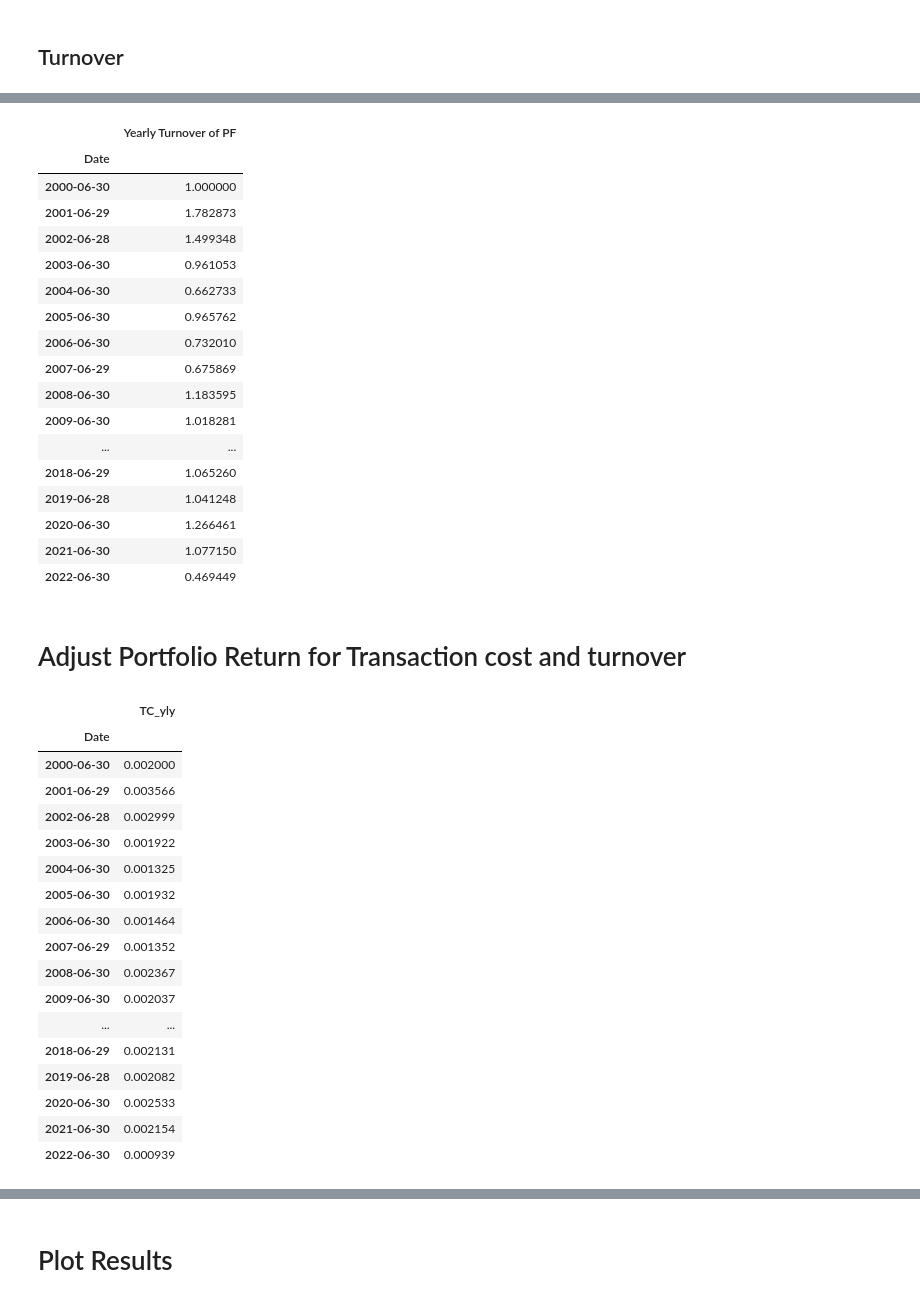
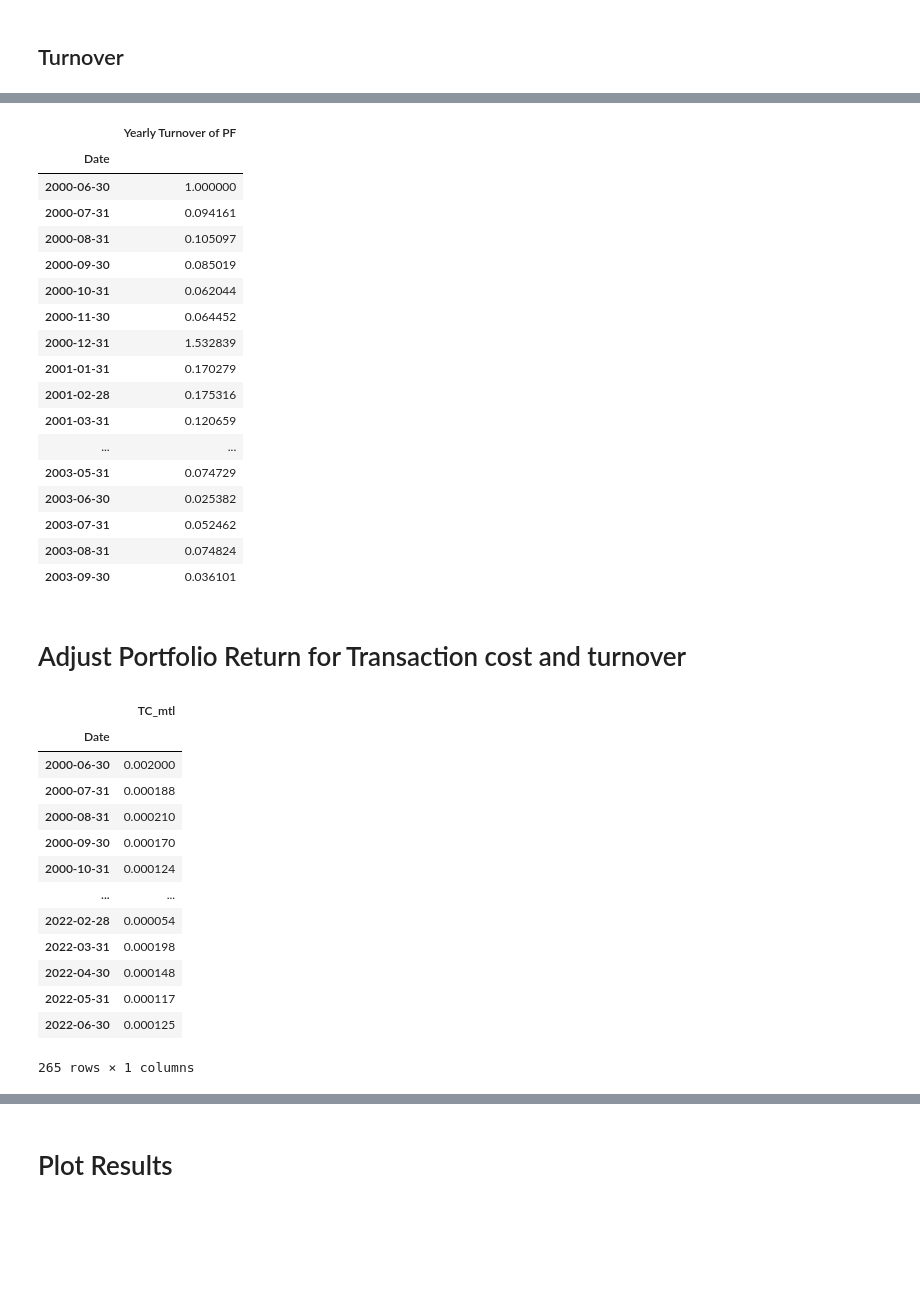
Before and after one commit to GuentherSteiner/Vitznau_2, a Jupyter notebook: 03_CarryTask/Value_monthly.ipynb, the cells around one changed output, grey strips where cells are left out. Saved outputs shown, nothing was run; the diff lists cells and outputs as text; code cells hidden in the pictures; blank space fills up the shorter version.

```diff
--- a/03_CarryTask/Value_monthly.ipynb
+++ b/03_CarryTask/Value_monthly.ipynb
@@ -301,7 +291,6 @@ mtl_ret
 weighted_ret = pd.DataFrame(vecmult(des_weight, mtl_ret))
 # %%
 weighted_ret.set_index(mtl_ret.index, inplace=True) # set datetimeindex
-weighted_ret = weighted_ret.loc["2000-06-30":"2022-06-30", :]
 weighted_ret
 # %% [output]
 |  | 0 | 1 | 2 | 3 | 4 | 5 | 6 | 7 | 8 | 9 | ... | ... |
@@ -321,7 +310,7 @@ weighted_ret
 # %% [markdown]
 ## PF returns weighted per year
 # %%
-ones500x1 = np.ones(500)
+ones500x1 = np.ones(len(weighted_ret.columns))
 pd.DataFrame(ones500x1)
 # %% [output]
 |  | 0 |
@@ -367,5 +372,6 @@ pf_ret_unadj_gross = pf_ret_unadj.transform(lambda x: x + 1)
 # %%
 # Create (23x500) matrix to match midyear return matrix for scaling factor to calculate adjusted weights
-ones_matrix = np.ones((265,500))
+ones_matrix = np.ones((len(pf_ret_unadj_gross),500))
 pf_ret_unadj_gross_matrix = pd.DataFrame(vecmult(pf_ret_unadj_gross, ones_matrix))
+pf_ret_unadj_gross_matrix
 # %% [output]
@@ -373,6 +391,6 @@ ValueError: operands could not be broadcast together with shapes (265,1) (23,500
 # %%
 # Calculate weight scaling factor by deviding the returns of the assets, per year by the weighted pf return per year
-weight_scaleFactor = pd.DataFrame(vecdiv(midyear_ret_gross,pf_ret_unadj_gross_matrix), columns = midyear_ret_gross.columns, index = midyear_ret_gross.index)
+weight_scaleFactor = pd.DataFrame(vecdiv(mtl_ret_gross,pf_ret_unadj_gross_matrix), columns = mtl_ret_gross.columns, index = mtl_ret_gross.index)
 # %%
 des_weight
 # %% [output]
@@ -495,53 +493,49 @@ turnover
 # %%
-turnover_yly = np.matmul(turnover,ones500x1)
-turnover_yly = pd.DataFrame(turnover_yly, columns = ["Yearly Turnover of PF"])
-turnover_yly
+turnover_mtl = np.matmul(turnover,ones500x1)
+turnover_mtl = pd.DataFrame(turnover_mtl, columns = ["Yearly Turnover of PF"])
+turnover_mtl.head(40)
 # %% [output]
 |  | Yearly Turnover of PF |
 | Date |  |
 | 2000-06-30 | 1.000000 |
-| 2001-06-29 | 1.782873 |
-| 2002-06-28 | 1.499348 |
-| 2003-06-30 | 0.961053 |
-| 2004-06-30 | 0.662733 |
-| 2005-06-30 | 0.965762 |
-| 2006-06-30 | 0.732010 |
-| 2007-06-29 | 0.675869 |
-| 2008-06-30 | 1.183595 |
-| 2009-06-30 | 1.018281 |
+| 2000-07-31 | 0.094161 |
+| 2000-08-31 | 0.105097 |
+| 2000-09-30 | 0.085019 |
+| 2000-10-31 | 0.062044 |
+| 2000-11-30 | 0.064452 |
+| 2000-12-31 | 1.532839 |
+| 2001-01-31 | 0.170279 |
+| 2001-02-28 | 0.175316 |
+| 2001-03-31 | 0.120659 |
 | ... | ... |
-| 2018-06-29 | 1.065260 |
-| 2019-06-28 | 1.041248 |
-| 2020-06-30 | 1.266461 |
-| 2021-06-30 | 1.077150 |
-| 2022-06-30 | 0.469449 |
+| 2003-05-31 | 0.074729 |
+| 2003-06-30 | 0.025382 |
+| 2003-07-31 | 0.052462 |
+| 2003-08-31 | 0.074824 |
+| 2003-09-30 | 0.036101 |
 # %% [markdown]
 # Adjust Portfolio Return for Transaction cost and turnover
 # %%
 # Calculate transaction costs yearly by multiplying turnover and transaction costs
-c = np.ones(len(turnover_yly)) * 0.002 # 0.2% from Ziegler Slides -> transaction cost corresponding to turnover in %
+c = np.ones(len(turnover_mtl)) * 0.002 # 0.2% from Michael Milliker for S&P500 stocks -> transaction cost corresponding to turnover in %
 c = pd.DataFrame(c)
-tc_yly = pd.DataFrame(vecmult(turnover_yly,c), index=turnover_yly.index, columns= ["TC_yly"])
-tc_yly
+tc_mtl = pd.DataFrame(vecmult(turnover_mtl,c), index=turnover_mtl.index, columns= ["TC_mtl"])
+tc_mtl
 # %% [output]
-|  | TC_yly |
+|  | TC_mtl |
 | Date |  |
 | 2000-06-30 | 0.002000 |
-| 2001-06-29 | 0.003566 |
-| 2002-06-28 | 0.002999 |
-| 2003-06-30 | 0.001922 |
-| 2004-06-30 | 0.001325 |
-| 2005-06-30 | 0.001932 |
-| 2006-06-30 | 0.001464 |
-| 2007-06-29 | 0.001352 |
-| 2008-06-30 | 0.002367 |
-| 2009-06-30 | 0.002037 |
+| 2000-07-31 | 0.000188 |
+| 2000-08-31 | 0.000210 |
+| 2000-09-30 | 0.000170 |
+| 2000-10-31 | 0.000124 |
 | ... | ... |
-| 2018-06-29 | 0.002131 |
-| 2019-06-28 | 0.002082 |
-| 2020-06-30 | 0.002533 |
-| 2021-06-30 | 0.002154 |
-| 2022-06-30 | 0.000939 |
+| 2022-02-28 | 0.000054 |
+| 2022-03-31 | 0.000198 |
+| 2022-04-30 | 0.000148 |
+| 2022-05-31 | 0.000117 |
+| 2022-06-30 | 0.000125 |
+265 rows × 1 columns
 # %%
 pf_ret_unadj
 # %% [output]
```
Also changed, not shown: parts of 17 cells of this notebook, 7 other files.
